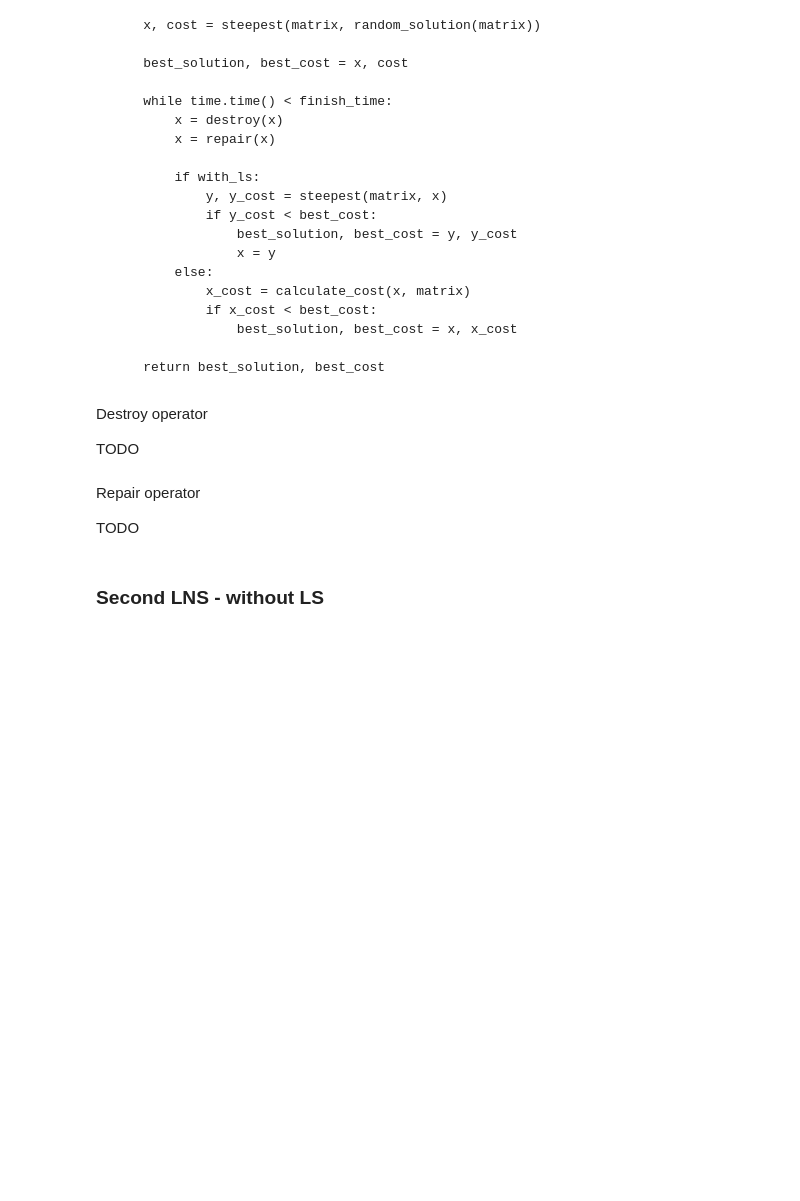
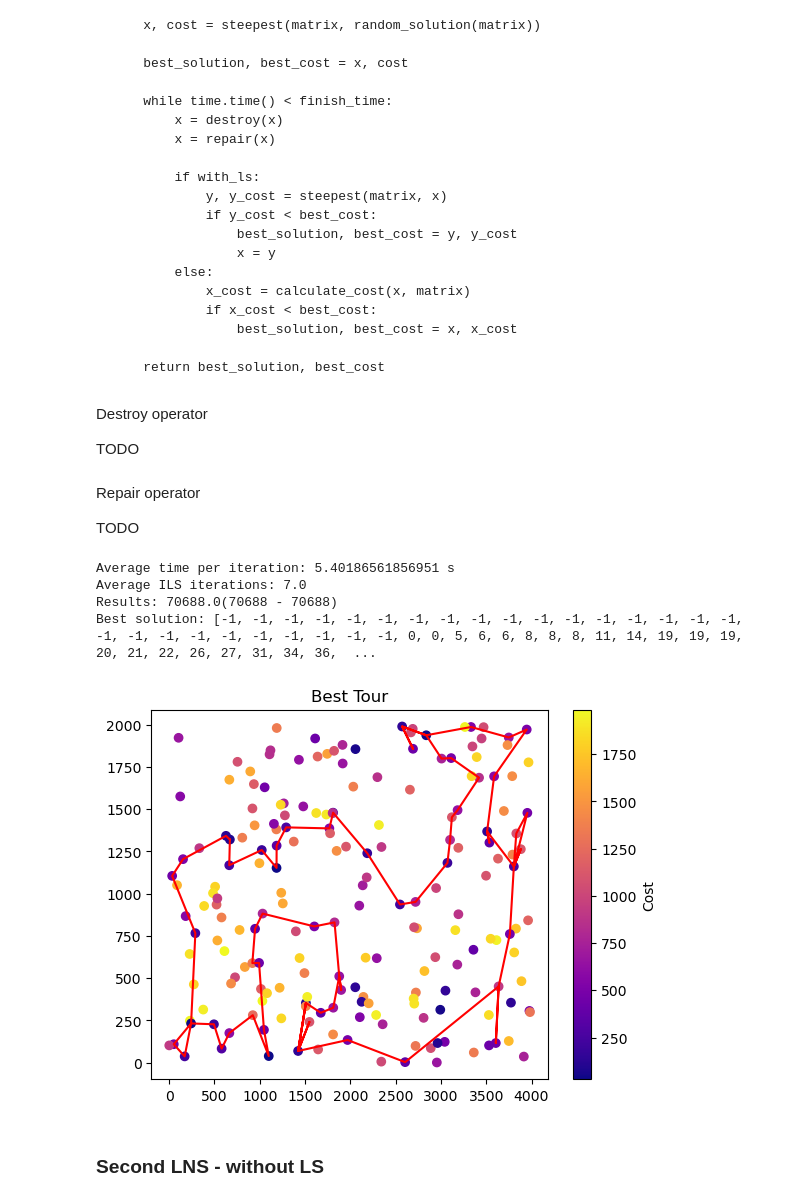
Before and after one commit to Oskshust/evo_comp, a Jupyter notebook: 7/raport.ipynb, the cells around one changed output. Cells and saved outputs as stored; diff of their text form; code cells hidden in the pictures; blank space fills up the shorter version.

```diff
--- a/7/raport.ipynb
+++ b/7/raport.ipynb
@@ -56,5 +62,11 @@ d = "../data/TSPD.csv"
 # %%
-# run_lns(a, 1)
+run_lns(a, 1)
+# %% [output]
+Average time per iteration: 5.40186561856951 s
+Average ILS iterations: 7.0
+Results: 70688.0(70688 - 70688)
+Best solution: [-1, -1, -1, -1, -1, -1, -1, -1, -1, -1, -1, -1, -1, -1, -1, -1, -1, -1, -1, -1, -1, -1, -1, -1, -1, -1, -1, 0, 0, 5, 6, 6, 8, 8, 8, 11, 14, 19, 19, 19, 20, 21, 22, 26, 27, 31, 34, 36,  ...
+[figure, added]
 # %% [markdown]
 ### Second LNS - without LS
 # %%
```
Also changed, not shown: parts of 2 cells of this notebook, 1 other file.
